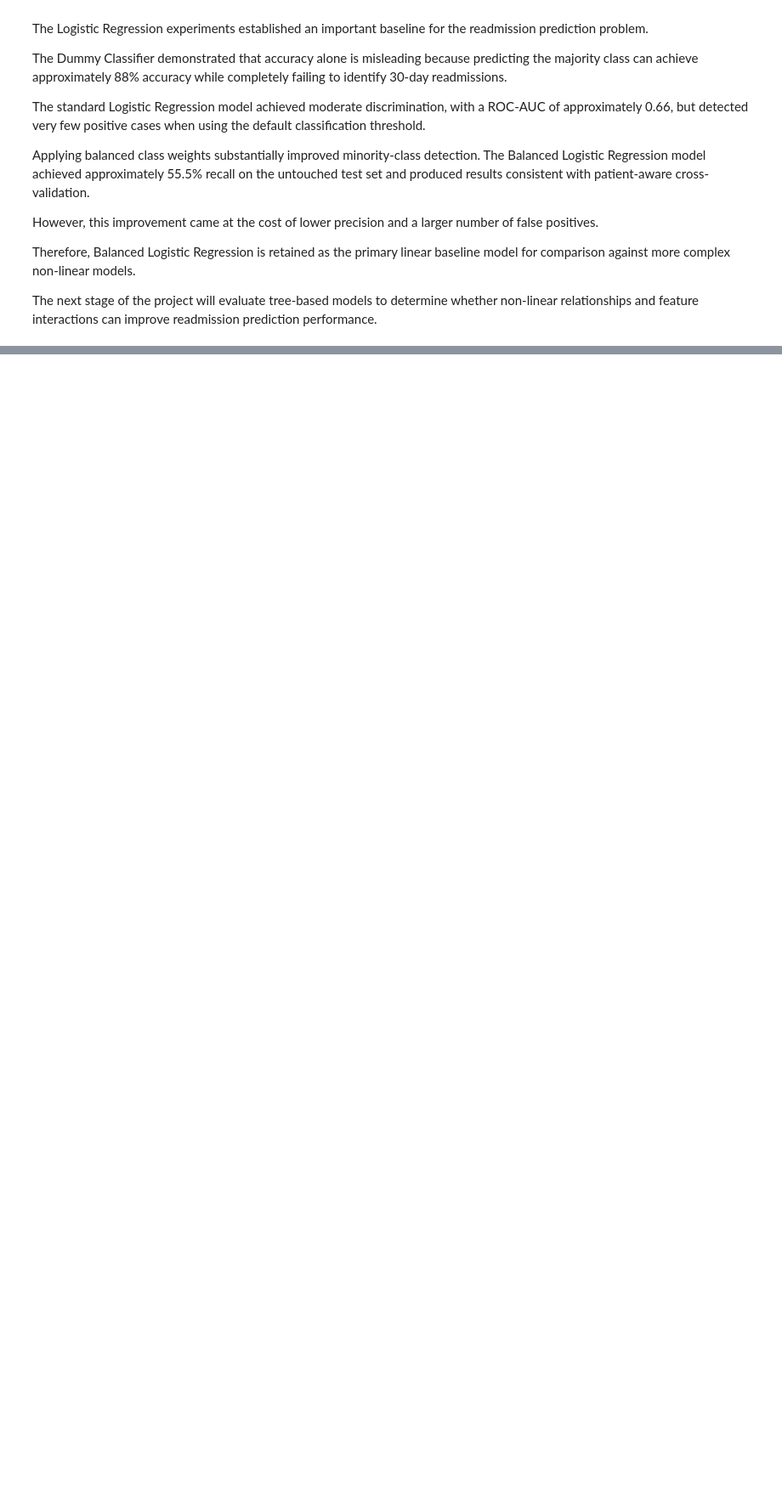
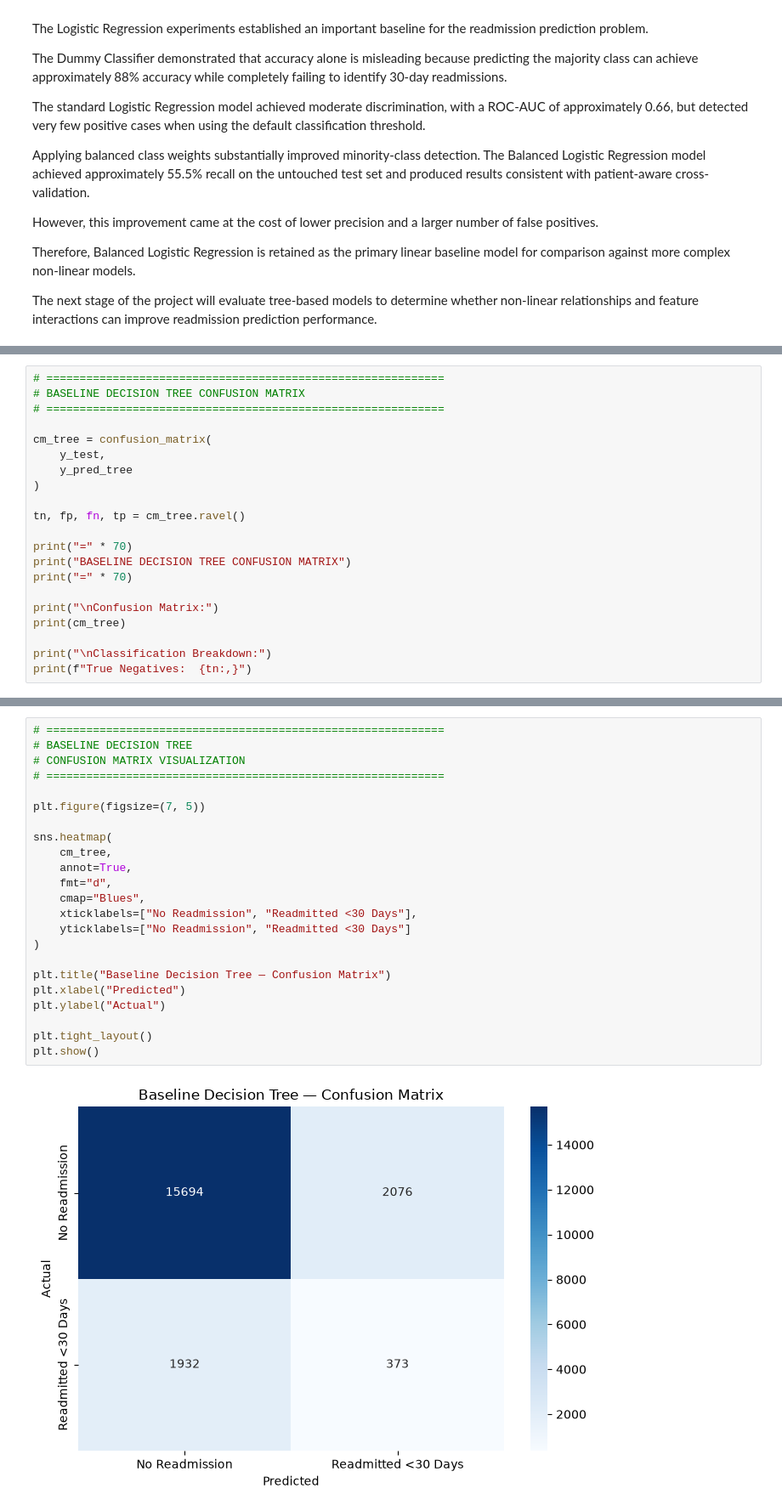
Before and after one commit to amanchaurasia512/diabetes-130-hospitals, a Jupyter notebook: Notebook/04_machine_learning_modeling.ipynb, the cells around one changed output, grey strips where cells are left out. Shown at 85% size. Saved outputs shown, nothing was run; the diff lists cells and outputs as text; blank space fills up the shorter version.

Commit message:
decsion tree modeling done

```diff
--- a/Notebook/04_machine_learning_modeling.ipynb
+++ b/Notebook/04_machine_learning_modeling.ipynb
@@ -2598,0 +2754,21 @@ The next stage of the project will evaluate tree-based models to determine wheth
+# %%
+# ============================================================
+# BASELINE DECISION TREE CONFUSION MATRIX
+# ============================================================
+
+cm_tree = confusion_matrix(
+    y_test,
+    y_pred_tree
+)
+
+tn, fp, fn, tp = cm_tree.ravel()
+
+print("=" * 70)
+print("BASELINE DECISION TREE CONFUSION MATRIX")
+print("=" * 70)
+
+print("\nConfusion Matrix:")
+print(cm_tree)
+
+print("\nClassification Breakdown:")
+print(f"True Negatives:  {tn:,}")
@@ -2598,0 +2786,25 @@ The next stage of the project will evaluate tree-based models to determine wheth
+# %%
+# ============================================================
+# BASELINE DECISION TREE
+# CONFUSION MATRIX VISUALIZATION
+# ============================================================
+
+plt.figure(figsize=(7, 5))
+
+sns.heatmap(
+    cm_tree,
+    annot=True,
+    fmt="d",
+    cmap="Blues",
+    xticklabels=["No Readmission", "Readmitted <30 Days"],
+    yticklabels=["No Readmission", "Readmitted <30 Days"]
+)
+
+plt.title("Baseline Decision Tree — Confusion Matrix")
+plt.xlabel("Predicted")
+plt.ylabel("Actual")
+
+plt.tight_layout()
+plt.show()
+# %% [output]
+[figure, added]
```
Also changed, not shown: parts of 19 cells of this notebook.
